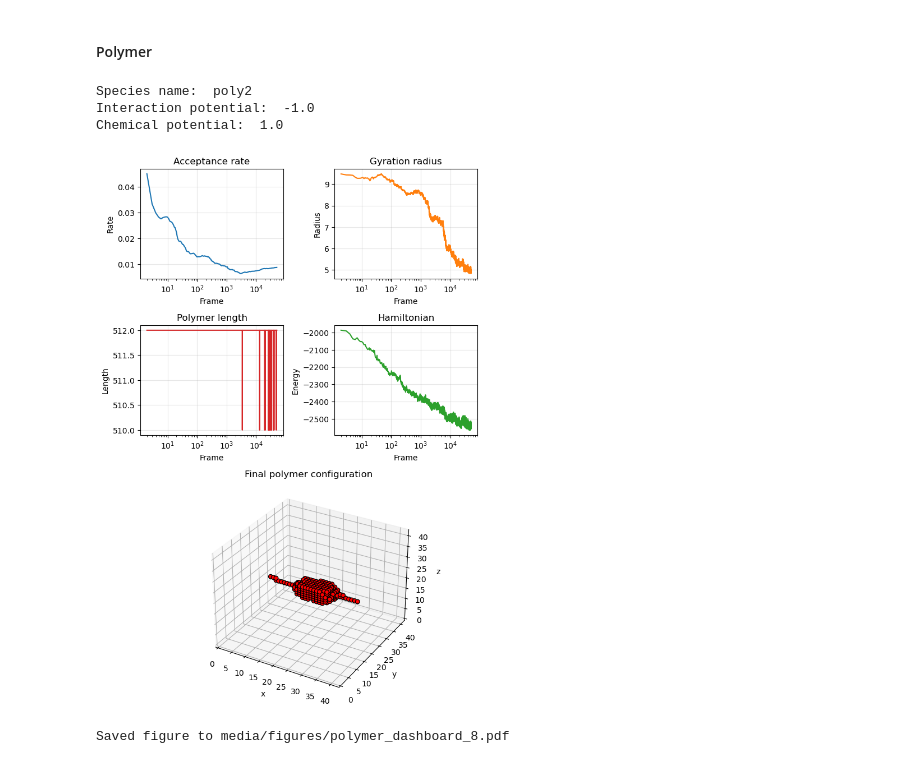
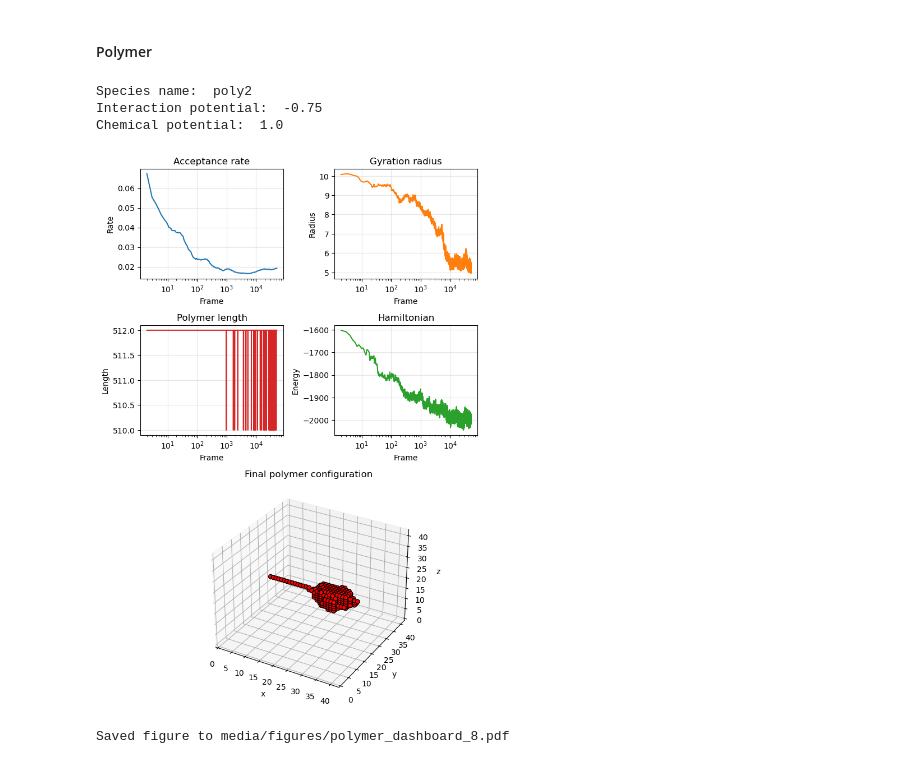
Before and after one commit to ta-rekt/Droplet, a Jupyter notebook: viz.ipynb, the cells around one changed output. Cells and saved outputs as stored; diff of their text form; code cells hidden in the pictures.

```diff
--- a/viz.ipynb
+++ b/viz.ipynb
@@ -184,15 +184,15 @@ def plot_simulation_dashboard(res_or_path, keya, keyb, show=True, psize=30):
     return fig
 # %%
 # Example usage:
-alpha_index = 1
+alpha_index = 8
 beta_index = 1
-fig = plot_simulation_dashboard('data/20251101/radius_intpot/radius_intpot_cpu{}.json'.format(alpha_index),
+fig = plot_simulation_dashboard('data/20251101/radius_intpot_8h/radius_intpot_cpu{}.json'.format(alpha_index),
                                 alpha_index, beta_index)
 # %% [output]
 Species name:  poly2
-Interaction potential:  -1.0
+Interaction potential:  -0.75
 Chemical potential:  1.0
-[figure, old version]
+[figure, new version]
 # %%
 out_dir = "media/figures"
 os.makedirs(out_dir, exist_ok=True)
```
Also changed, not shown: parts of 5 cells of this notebook, 6 other files.
